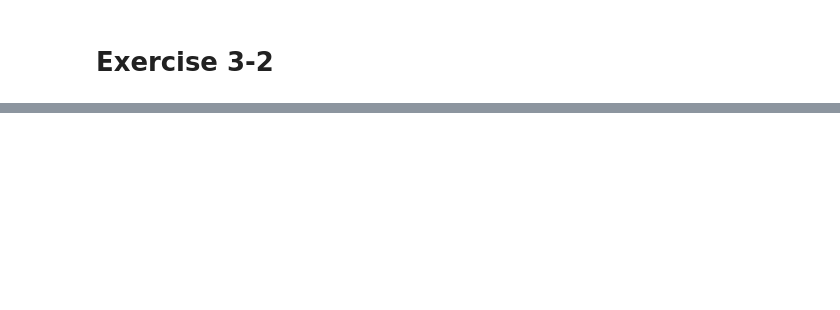
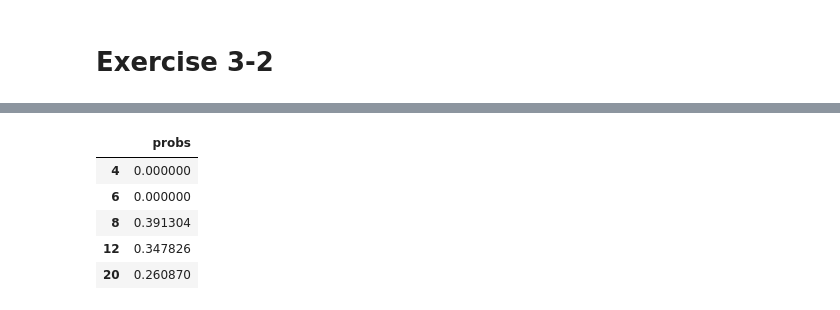
Before and after one commit to Mike-Pits/think_bayes, a Jupyter notebook: chapter_03/ch_03.ipynb, the cells around one changed output, grey strips where cells are left out. Saved outputs shown, nothing was run; the diff lists cells and outputs as text; code cells hidden in the pictures; blank space fills up the shorter version.

```diff
--- a/chapter_03/ch_03.ipynb
+++ b/chapter_03/ch_03.ipynb
@@ -277,0 +289,10 @@ prior
+# %%
+update_dice(pmf, 7)
+pmf
+# %% [output]
+|  | probs |
+| 4 | 0.000000 |
+| 6 | 0.000000 |
+| 8 | 0.391304 |
+| 12 | 0.347826 |
+| 20 | 0.260870 |
```
Also changed, not shown: parts of 24 cells of this notebook.
